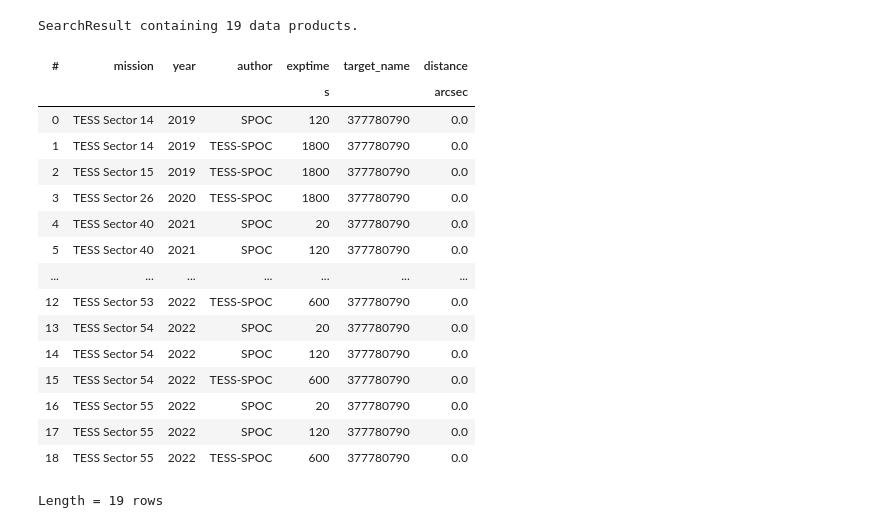
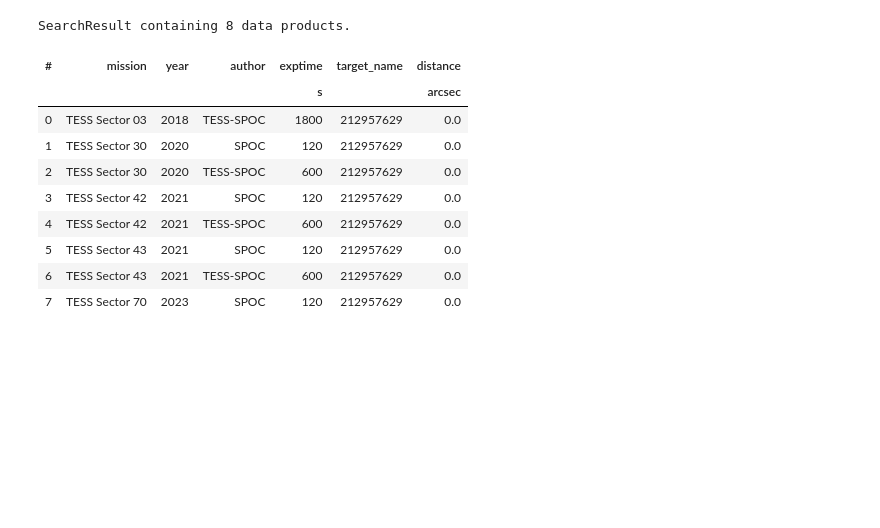
Before and after one commit to robertfwilson/TESSphomo, a Jupyter notebook: notebooks/TESSCroMo_Example.ipynb, the cells around one changed output. Drawn from its saved outputs; the diff is of its cells as text; code cells hidden in the pictures; blank space fills up the shorter version.

```diff
--- a/notebooks/TESSCroMo_Example.ipynb
+++ b/notebooks/TESSCroMo_Example.ipynb
@@ -4,25 +6,18 @@ import lightkurve as lk
 # %%
 from TESSCroMo.tesscromo import TESSTargetPixelModeler
 # %%
-search_result = lk.search_targetpixelfile('Kepler-10', mission='TESS', )
+search_result = lk.search_targetpixelfile('TOI 2406', mission='TESS', )
 search_result
 # %% [output]
-SearchResult containing 19 data products.
+SearchResult containing 8 data products.
 | # | mission | year | author | exptime | target_name | distance |
 |  |  |  |  | s |  | arcsec |
-| 0 | TESS Sector 14 | 2019 | SPOC | 120 | 377780790 | 0.0 |
-| 1 | TESS Sector 14 | 2019 | TESS-SPOC | 1800 | 377780790 | 0.0 |
-| 2 | TESS Sector 15 | 2019 | TESS-SPOC | 1800 | 377780790 | 0.0 |
-| 3 | TESS Sector 26 | 2020 | TESS-SPOC | 1800 | 377780790 | 0.0 |
-| 4 | TESS Sector 40 | 2021 | SPOC | 20 | 377780790 | 0.0 |
-| 5 | TESS Sector 40 | 2021 | SPOC | 120 | 377780790 | 0.0 |
-| ... | ... | ... | ... | ... | ... | ... |
-| 12 | TESS Sector 53 | 2022 | TESS-SPOC | 600 | 377780790 | 0.0 |
-| 13 | TESS Sector 54 | 2022 | SPOC | 20 | 377780790 | 0.0 |
-| 14 | TESS Sector 54 | 2022 | SPOC | 120 | 377780790 | 0.0 |
-| 15 | TESS Sector 54 | 2022 | TESS-SPOC | 600 | 377780790 | 0.0 |
-| 16 | TESS Sector 55 | 2022 | SPOC | 20 | 377780790 | 0.0 |
-| 17 | TESS Sector 55 | 2022 | SPOC | 120 | 377780790 | 0.0 |
-| 18 | TESS Sector 55 | 2022 | TESS-SPOC | 600 | 377780790 | 0.0 |
+| 0 | TESS Sector 03 | 2018 | TESS-SPOC | 1800 | 212957629 | 0.0 |
+| 1 | TESS Sector 30 | 2020 | SPOC | 120 | 212957629 | 0.0 |
+| 2 | TESS Sector 30 | 2020 | TESS-SPOC | 600 | 212957629 | 0.0 |
+| 3 | TESS Sector 42 | 2021 | SPOC | 120 | 212957629 | 0.0 |
+| 4 | TESS Sector 42 | 2021 | TESS-SPOC | 600 | 212957629 | 0.0 |
+| 5 | TESS Sector 43 | 2021 | SPOC | 120 | 212957629 | 0.0 |
+| 6 | TESS Sector 43 | 2021 | TESS-SPOC | 600 | 212957629 | 0.0 |
+| 7 | TESS Sector 70 | 2023 | SPOC | 120 | 212957629 | 0.0 |
-Length = 19 rows
 # %%
```
Also changed, not shown: parts of 13 cells of this notebook, 3 other files.
